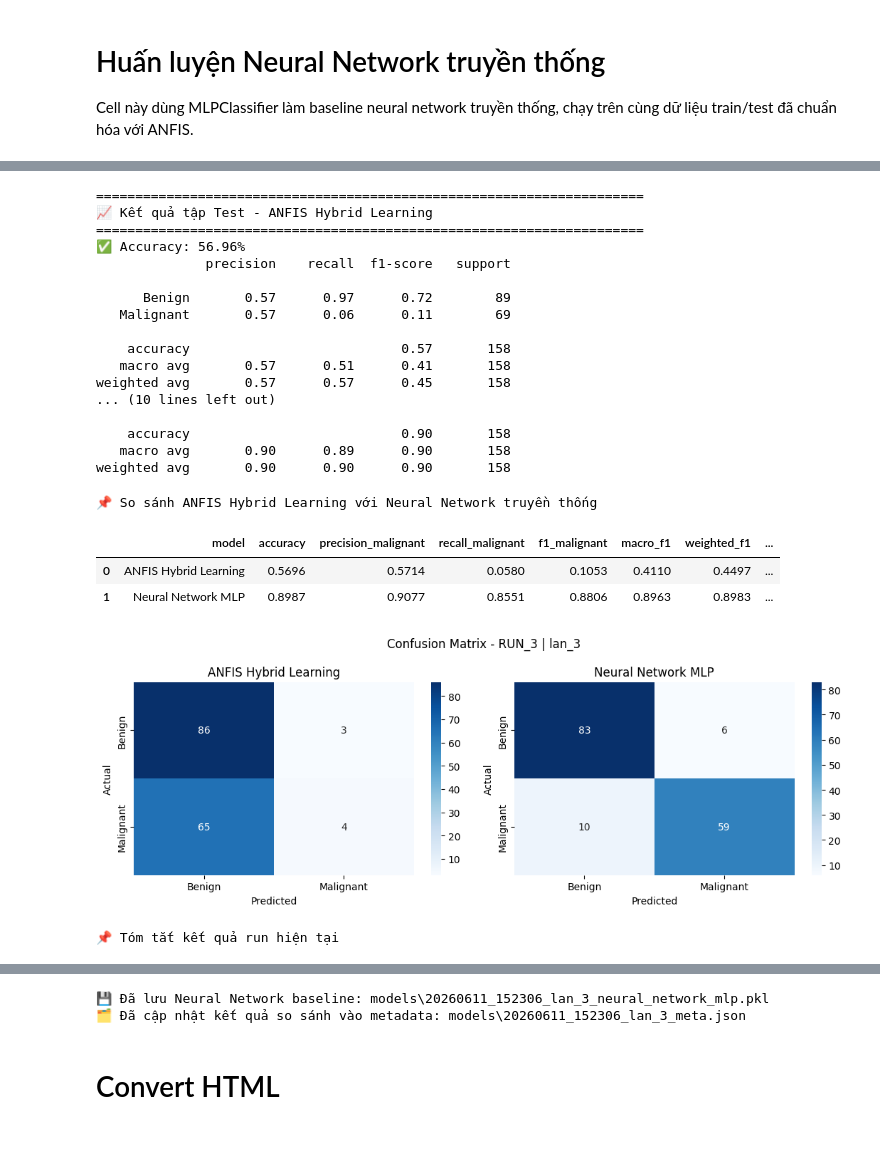
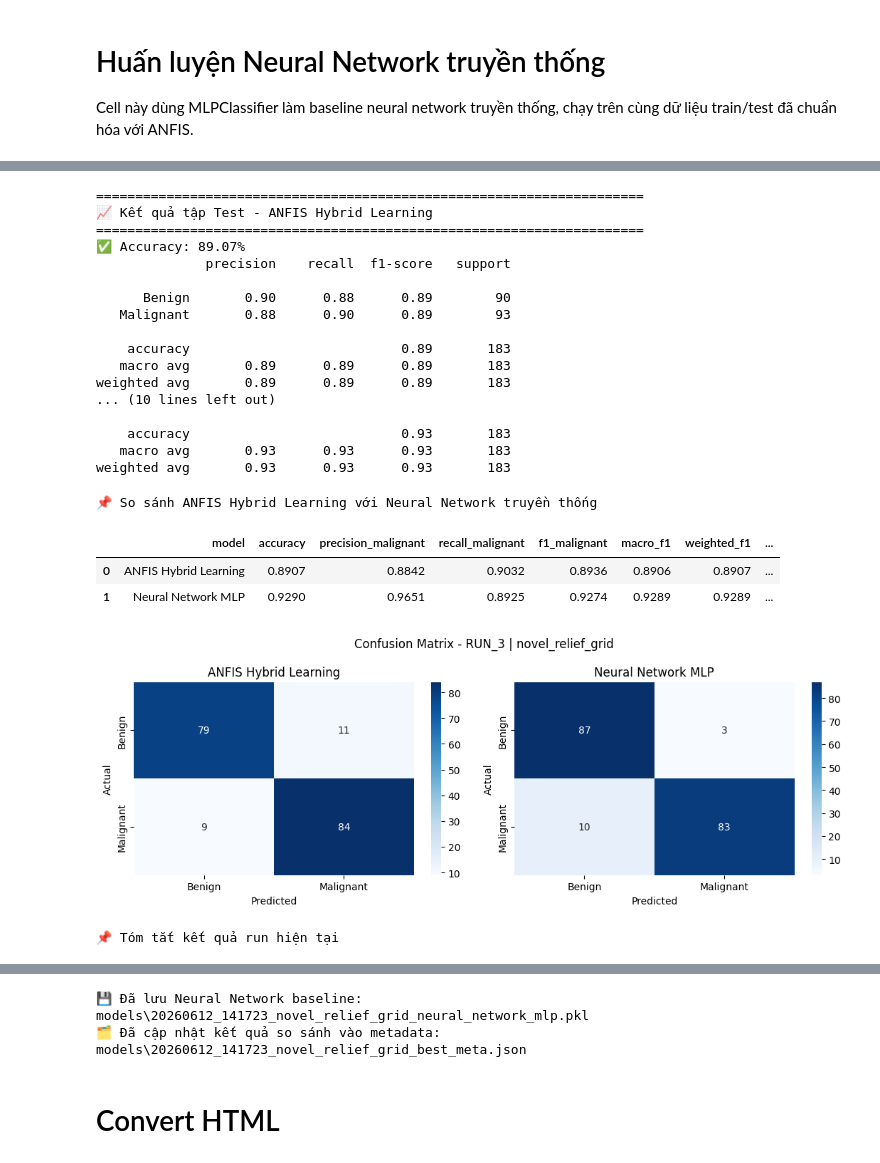
Before and after one commit to HuyLuong2002/anfis-breast-cancer, a Jupyter notebook: anfis_breast_cancer_model_training.ipynb, the cells around one changed output, grey strips where cells are left out. Cells and saved outputs as stored; diff of their text form; code cells hidden in the pictures.

Commit message:
training phase 1

```diff
--- a/anfis_breast_cancer_model_training.ipynb
+++ b/anfis_breast_cancer_model_training.ipynb
@@ -268,0 +65,30 @@ print(f"💾 Đã lưu metadata: {meta_path}")
+# %%
+# =========================
+# Cell cấu hình thử nghiệm
+# =========================
+DATA_URL = "https://archive.ics.uci.edu/ml/machine-learning-databases/breast-cancer-wisconsin/breast-cancer-wisconsin.data"
+COLUMNS = [
+    "ID", "Clump_Thickness", "Uniformity_Cell_Size", "Uniformity_Cell_Shape",
+    "Marginal_Adhesion", "Single_Epithelial_Cell_Size", "Bare_Nuclei",
+    "Bland_Chromatin", "Normal_Nucleoli", "Mitoses", "Class"
+]
+
+TRIAL_TAG = "novel_relief_grid"
+RANDOM_STATES = [21, 42, 7, 10, 99]
+RANDOM_STATE = RANDOM_STATES[0]  # dùng cho các cell phía sau sau khi chọn best model
+
+SPLIT_CONFIGS = [
+    {"preset_name": "RUN_1", "run_note": "Novel Relief + ANFIS - split 80/20", "test_size": 0.2},
+    {"preset_name": "RUN_2", "run_note": "Novel Relief + ANFIS - split 70/30", "test_size": 0.3},
+    {"preset_name": "RUN_3", "run_note": "Novel Relief + ANFIS - split 60/40", "test_size": 0.4},
+]
+
+LEARNING_RATES = [0.01, 0.05, 0.001]
+EPOCHS = [25, 50, 75, 100]
+
+TOP_K_FEATURES = 4
+RELIEF_SAMPLE_SIZE = 475
+RELIEF_THRESHOLD = 0.5
+OUTLIER_STD_MULTIPLIER = 3
+MICE_MAX_ITER = 10
+MEMBERSHIP_FUNCTIONS_PER_FEATURE = 3
@@ -664,8 +1024,8 @@ def summarize_metrics(model_name, y_true, y_pred):
     }
 
 # 1. ANFIS Hybrid Learning
-anfis_pred_raw = model.predict(X_test_sc)
-y_pred_anfis = np.clip(np.rint(np.squeeze(anfis_pred_raw)), 0, 1).astype(int)
+# Dùng dự đoán đã lưu từ BEST_EXPERIMENT để tránh model.predict() nạp nhầm tmp.pkl của lần train cuối trong grid search.
+y_pred_anfis = np.asarray(BEST_EXPERIMENT["metrics"]["y_pred"]).astype(int)
 anfis_result = summarize_metrics("ANFIS Hybrid Learning", y_test, y_pred_anfis)
 
 # 2. Neural Network truyền thống đã được huấn luyện ở cell trước
@@ -734,10 +1094,11 @@ RUN_RESULT = {
     "nn_accuracy": nn_result["accuracy"],
     "best_model_by_accuracy": comparison_df.sort_values("accuracy", ascending=False).iloc[0]["model"],
     "test_size": CFG["test_size"],
+    "learning_rate": CFG["learning_rate"],
     "epoch": CFG["epoch"],
     "top_k_features": CFG["top_k_features"],
     "train_features": ", ".join(train_features),
-    "preprocessing": "median imputation + IQR outlier removal + StandardScaler",
+    "preprocessing": "MICE imputation + Euclidean Distance outlier removal + Novel Relief + Mahalanobis + StandardScaler",
 }
 
 display(pd.DataFrame([RUN_RESULT]).style.set_caption("📌 Tóm tắt kết quả run hiện tại"))
@@ -750,7 +1111,9 @@ nn_model_path = model_dir / f"{ARTIFACT_BASENAME}_neural_network_mlp.pkl"
 with nn_model_path.open("wb") as f:
     pickle.dump(nn_model, f)
 
-meta_path = model_dir / f"{ARTIFACT_BASENAME}_meta.json"
+if "meta_path" not in globals():
+    meta_path = model_dir / f"{ARTIFACT_BASENAME}_best_meta.json"
+
 if meta_path.exists():
     with meta_path.open("r", encoding="utf-8") as f:
         meta = json.load(f)
@@ -761,44 +1124,44 @@ meta["comparison_goal"] = "ANFIS Hybrid Learning vs Neural Network truyền th
 meta["anfis"] = {
     "accuracy": anfis_result["accuracy"],
     "confusion_matrix": anfis_result["confusion_matrix"].tolist(),
     "classification_report": anfis_result["classification_report"],
 }
 meta["neural_network_mlp"] = {
     "accuracy": nn_result["accuracy"],
     "confusion_matrix": nn_result["confusion_matrix"].tolist(),
     "classification_report": nn_result["classification_report"],
     "model_path": str(nn_model_path.resolve()),
     "hidden_layer_sizes": [16, 8],
 }
 meta["support"] = {"test_samples": int(len(y_test))}
 
 with meta_path.open("w", encoding="utf-8") as f:
     json.dump(meta, f, ensure_ascii=False, indent=2)
 
 print(f"💾 Đã lưu Neural Network baseline: {nn_model_path}")
 print(f"🗂️ Đã cập nhật kết quả so sánh vào metadata: {meta_path}")
 # %% [output]
 ======================================================================
 📈 Kết quả tập Test - ANFIS Hybrid Learning
 ======================================================================
-✅ Accuracy: 56.96%
+✅ Accuracy: 89.07%
               precision    recall  f1-score   support
 
-      Benign       0.57      0.97      0.72        89
-   Malignant       0.57      0.06      0.11        69
+      Benign       0.90      0.88      0.89        90
+   Malignant       0.88      0.90      0.89        93
 
-    accuracy                           0.57       158
-   macro avg       0.57      0.51      0.41       158
-weighted avg       0.57      0.57      0.45       158
+    accuracy                           0.89       183
+   macro avg       0.89      0.89      0.89       183
+weighted avg       0.89      0.89      0.89       183
 ... (10 lines left out)
 
-    accuracy                           0.90       158
-   macro avg       0.90      0.89      0.90       158
-weighted avg       0.90      0.90      0.90       158
+    accuracy                           0.93       183
+   macro avg       0.93      0.93      0.93       183
+weighted avg       0.93      0.93      0.93       183
 📌 So sánh ANFIS Hybrid Learning với Neural Network truyền thống
 |  | model | accuracy | precision_malignant | recall_malignant | f1_malignant | macro_f1 | weighted_f1 | ... |
-| 0 | ANFIS Hybrid Learning | 0.5696 | 0.5714 | 0.0580 | 0.1053 | 0.4110 | 0.4497 | ... |
-| 1 | Neural Network MLP | 0.8987 | 0.9077 | 0.8551 | 0.8806 | 0.8963 | 0.8983 | ... |
+| 0 | ANFIS Hybrid Learning | 0.8907 | 0.8842 | 0.9032 | 0.8936 | 0.8906 | 0.8907 | ... |
+| 1 | Neural Network MLP | 0.9290 | 0.9651 | 0.8925 | 0.9274 | 0.9289 | 0.9289 | ... |
-[figure, old version]
+[figure, new version]
 📌 Tóm tắt kết quả run hiện tại
 |  | preset_name | trial_tag | run_note | comparison_goal | anfis_accuracy | nn_accuracy | best_model_by_accuracy | ... |
@@ -806,4 +1169,4 @@ weighted avg       0.90      0.90      0.90       158
-💾 Đã lưu Neural Network baseline: models\20260611_152306_lan_3_neural_network_mlp.pkl
-🗂️ Đã cập nhật kết quả so sánh vào metadata: models\20260611_152306_lan_3_meta.json
+💾 Đã lưu Neural Network baseline: models\20260612_141723_novel_relief_grid_neural_network_mlp.pkl
+🗂️ Đã cập nhật kết quả so sánh vào metadata: models\20260612_141723_novel_relief_grid_best_meta.json
 # %% [markdown]
 # Convert HTML
```
Also changed, not shown: parts of 13 cells of this notebook, 56 other files.
